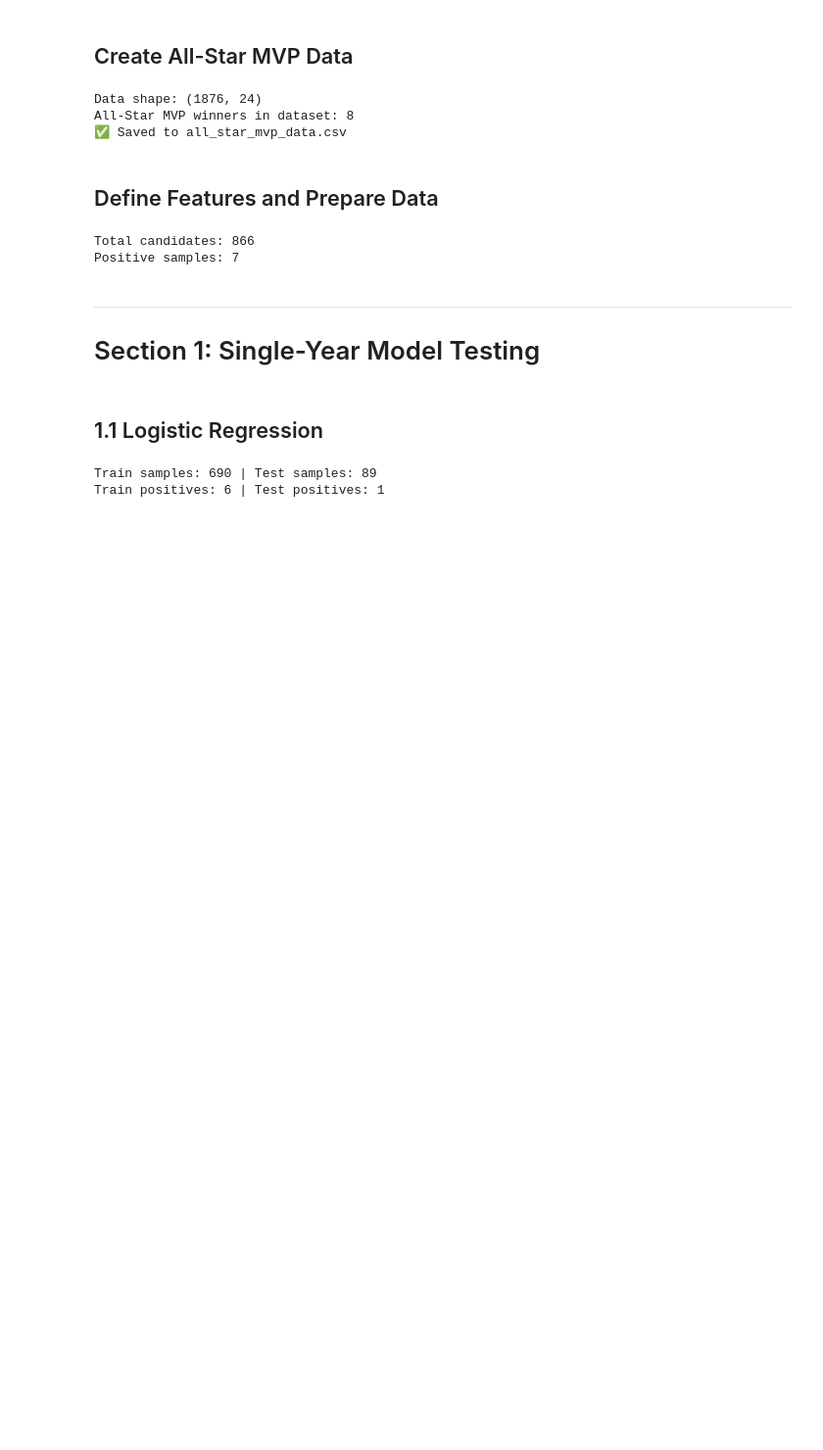
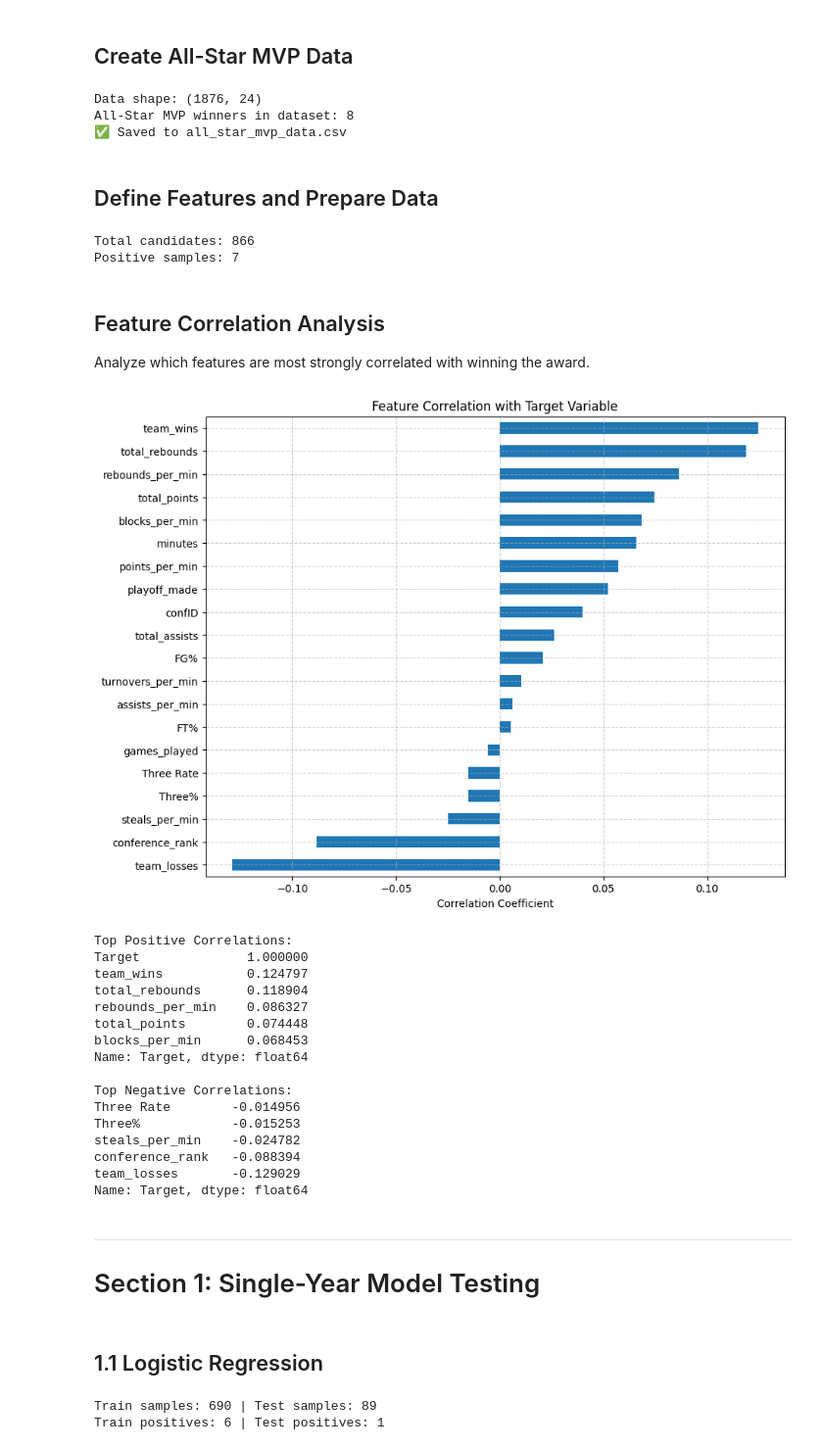
Before and after one commit to FranciscoAlves124/AC, a Jupyter notebook: awards/all_star_mvp/all_star_mvp.ipynb, the cells around one changed output. Shown at 98% size. Cells and saved outputs as stored; diff of their text form; code cells hidden in the pictures; blank space fills up the shorter version.

Commit message:
Added feature importance for target variable (award winning)

```diff
--- a/awards/all_star_mvp/all_star_mvp.ipynb
+++ b/awards/all_star_mvp/all_star_mvp.ipynb
@@ -106,6 +106,44 @@ print(f"Positive samples: {candidates['Target'].sum()}")
 # %% [output]
 Total candidates: 866
 Positive samples: 7
+# %% [markdown]
+## Feature Correlation Analysis
+Analyze which features are most strongly correlated with winning the award.
+# %%
+# Compute correlation of features with Target
+correlation = candidates[feature_columns + ['Target']].corr()['Target'].sort_values(ascending=False)
+
+# Plot correlation
+plt.figure(figsize=(10, 8))
+correlation.drop('Target').plot(kind='barh')
+plt.title('Feature Correlation with Target Variable')
+plt.xlabel('Correlation Coefficient')
+plt.gca().invert_yaxis()
+plt.grid(True, linestyle='--', alpha=0.6)
+plt.show()
+
+print("Top Positive Correlations:")
+print(correlation.head(6))
+print("\nTop Negative Correlations:")
+print(correlation.tail(5))
+# %% [output]
+[figure, added]
+Top Positive Correlations:
+Target              1.000000
+team_wins           0.124797
+total_rebounds      0.118904
+rebounds_per_min    0.086327
+total_points        0.074448
+blocks_per_min      0.068453
+Name: Target, dtype: float64
+
+Top Negative Correlations:
+Three Rate        -0.014956
+Three%            -0.015253
+steals_per_min    -0.024782
+conference_rank   -0.088394
+team_losses       -0.129029
+Name: Target, dtype: float64
 # %% [markdown]
 ---
 # Section 1: Single-Year Model Testing
```
Also changed, not shown: 3 other files.
